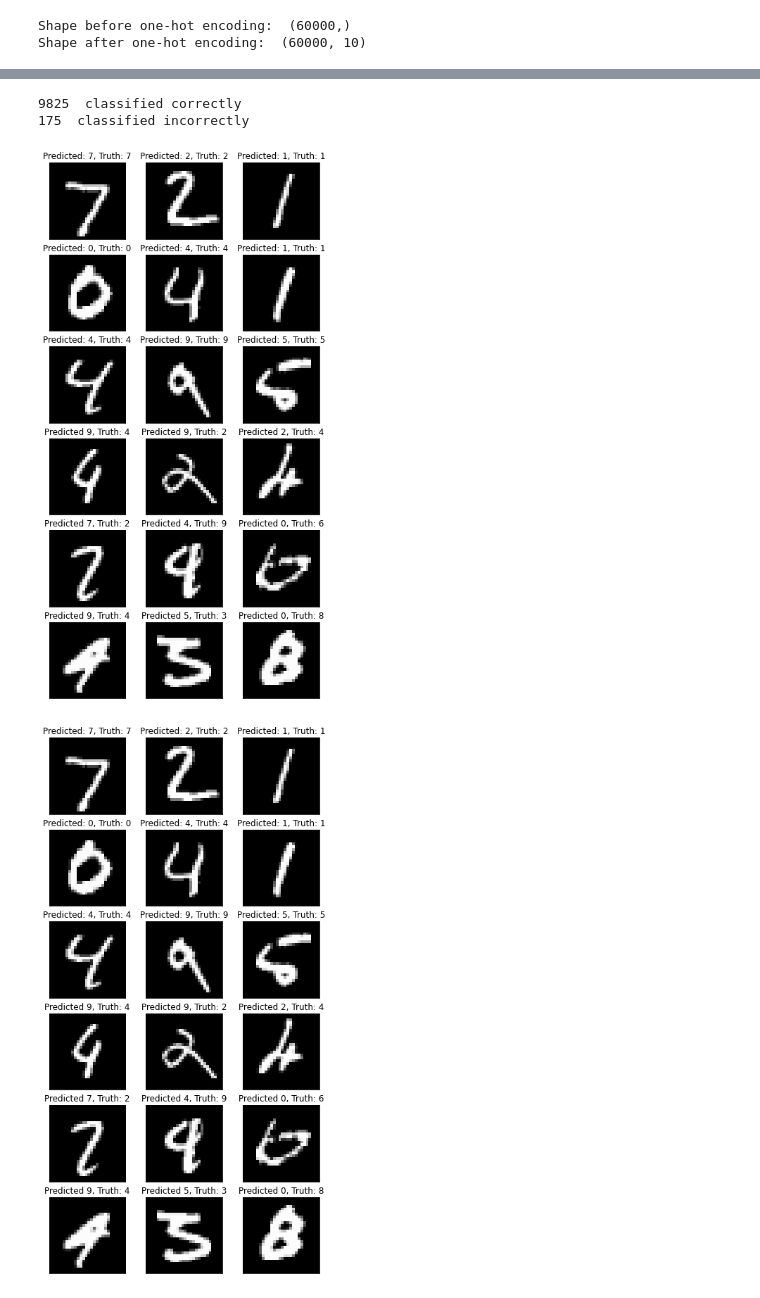
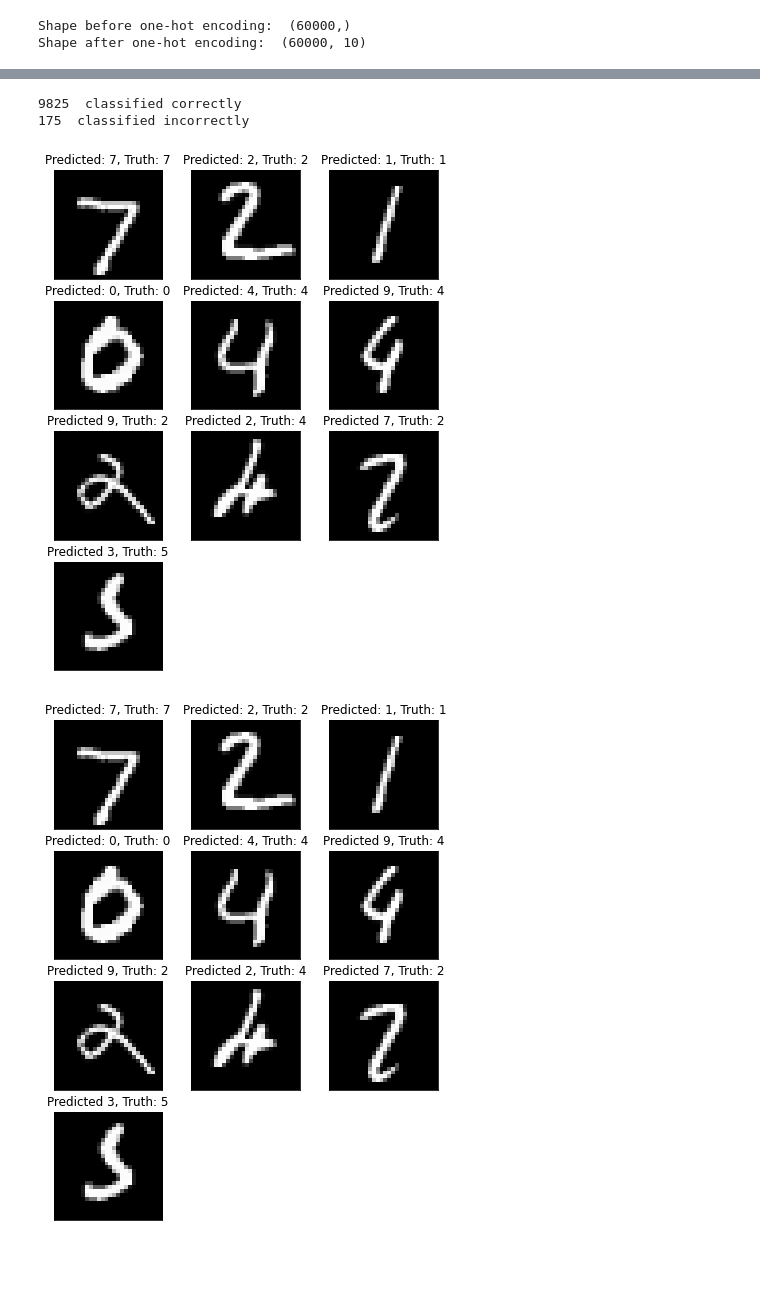
Before and after one commit to Kuldeep52s/Projects, a Jupyter notebook: DigitRecognition.ipynb, the cells around one changed output, grey strips where cells are left out. Cells and saved outputs as stored; diff of their text form; code cells hidden in the pictures; blank space fills up the shorter version.

```diff
--- a/DigitRecognition.ipynb
+++ b/DigitRecognition.ipynb
@@ -110,40 +113,38 @@ loss=0.09343960136175156
 # %%
 predicted_classes = model.predict_classes(x_test)
 # see which we predicted correctly and which not
 correct_idx = np.nonzero(predicted_classes == y_test)[0]
 incorrect_idx = np.nonzero(predicted_classes != y_test)[0]
 print()
 print(len(correct_idx)," classified correctly")
 print(len(incorrect_idx)," classified incorrectly")
 
 # adapt figure size to accomodate 18 subplots
 plt.rcParams['figure.figsize'] = (7,14)
 
 figure_evaluation = plt.figure()
-
-# plot 9 correct predictions
-for i, correct in enumerate(correct_idx[:9]):
+# print('Correct predictions')
+# ploting 5 correct predictions
+for i, correct in enumerate(correct_idx[:5]):
     plt.subplot(6,3,i+1)
     plt.imshow(x_test[correct].reshape(28,28), cmap='gray', interpolation='none')
     plt.title(
-      "Predicted: {}, Truth: {}".format(predicted_classes[correct],
-                                        y_test[correct]))
+      "Predicted: {}, Truth: {}".format(predicted_classes[correct],y_test[correct]))
     plt.xticks([])
     plt.yticks([])
-
-# plot 9 incorrect predictions
-for i, incorrect in enumerate(incorrect_idx[:9]):
-    plt.subplot(6,3,i+10)
+# print('Incorrect predictions')
+# plotloting 5 incorrect predictions
+for i, incorrect in enumerate(incorrect_idx[:5]):
+    plt.subplot(6,3,i+1+5)
     plt.imshow(x_test[incorrect].reshape(28,28), cmap='gray', interpolation='none')
     plt.title(
-      "Predicted {}, Truth: {}".format(predicted_classes[incorrect],
-                                       y_test[incorrect]))
+      "Predicted {}, Truth: {}".format(predicted_classes[incorrect], y_test[incorrect]))
     plt.xticks([])
     plt.yticks([])
 
 figure_evaluation
 # %% [output]
 9825  classified correctly
 175  classified incorrectly
-[figure, old version]
+[figure, new version]
-[figure, old version]
+[figure, new version]
```
Also changed, not shown: parts of 3 cells of this notebook.
